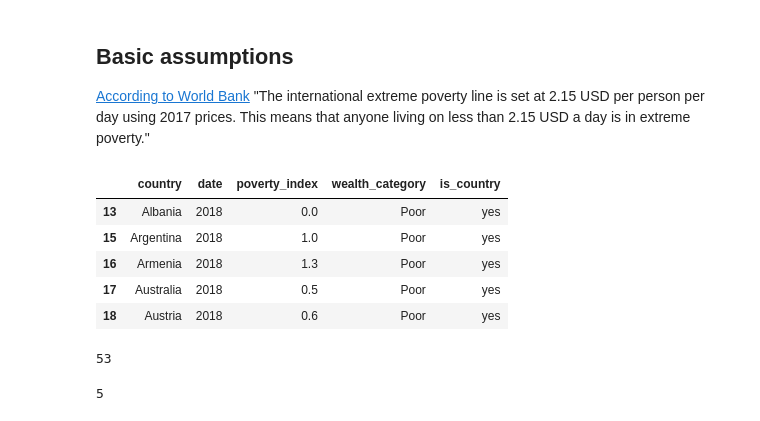
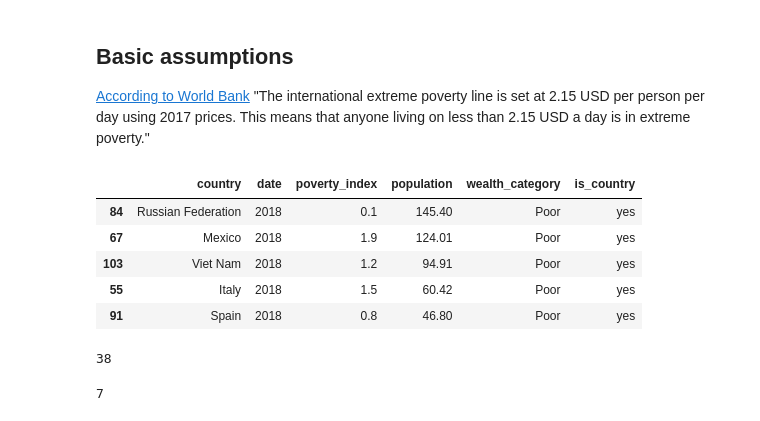
Before and after one commit to maxzaikin/Statistics, a Jupyter notebook: poverty_explore.ipynb, the cells around one changed output. Drawn from its saved outputs; the diff is of its cells as text; code cells hidden in the pictures.

```diff
--- a/poverty_explore.ipynb
+++ b/poverty_explore.ipynb
@@ -31,6 +32,9 @@ def is_country(country_name):
         return 'yes'
     else:
         return 'no'
+
+def population_in_mil(population):
+    return round(population / 1000000,2)
 # %% [markdown]
 ## Basic assumptions
 
@@ -38,31 +42,36 @@ def is_country(country_name):
 # %%
 # Set up the indicator for poverty
 poverty_indicator = "SI.POV.DDAY"
-df = wbd.get_dataframe(indicators={poverty_indicator: "Poverty Index"}, keep_levels=True)
+population_indicator = "SP.POP.TOTL"
+df = wbd.get_dataframe(indicators={poverty_indicator: "Poverty Index", population_indicator: "population"}, keep_levels=True)
 # %%
 poverty_df = df[df.index.get_level_values(1) == '2018']
+
 poverty_df = poverty_df.dropna(subset=['Poverty Index'])
+
 poverty_df = poverty_df.reset_index()
 poverty_df.rename(columns={'Poverty Index': 'poverty_index'}, inplace=True)
+poverty_df = poverty_df.loc[poverty_df['poverty_index'] > 0]
 poverty_df['wealth_category'] = poverty_df['poverty_index'].apply(categorize_poverty)
+poverty_df['population'] = poverty_df['population'].apply(population_in_mil)
 poverty_df['is_country'] = poverty_df['country'].apply(is_country)
 poverty_df = poverty_df.loc[(poverty_df['is_country'] == 'yes') & (poverty_df['wealth_category']=='Poor')]
 # %%
 
-poverty_df.head()
+poverty_df.sort_values(by='population',ascending=False).head()
 # %% [output]
-|  | country | date | poverty_index | wealth_category | is_country |
-| 13 | Albania | 2018 | 0.0 | Poor | yes |
-| 15 | Argentina | 2018 | 1.0 | Poor | yes |
-| 16 | Armenia | 2018 | 1.3 | Poor | yes |
-| 17 | Australia | 2018 | 0.5 | Poor | yes |
-| 18 | Austria | 2018 | 0.6 | Poor | yes |
+|  | country | date | poverty_index | population | wealth_category | is_country |
+| 84 | Russian Federation | 2018 | 0.1 | 145.40 | Poor | yes |
+| 67 | Mexico | 2018 | 1.9 | 124.01 | Poor | yes |
+| 103 | Viet Nam | 2018 | 1.2 | 94.91 | Poor | yes |
+| 55 | Italy | 2018 | 1.5 | 60.42 | Poor | yes |
+| 91 | Spain | 2018 | 0.8 | 46.80 | Poor | yes |
 # %%
 len(poverty_df)
 # %% [output]
-53
+38
 # %%
 300 // len(poverty_df)
 # %% [output]
-5
+7
 # %%
```
Also changed, not shown: parts of 3 cells of this notebook, 1 other file.
